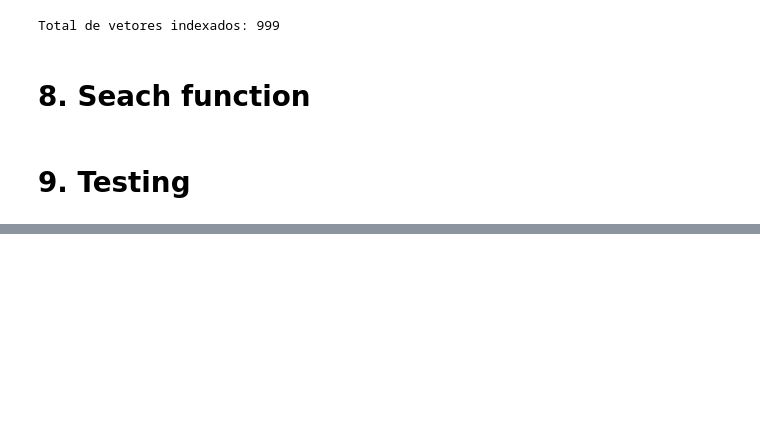
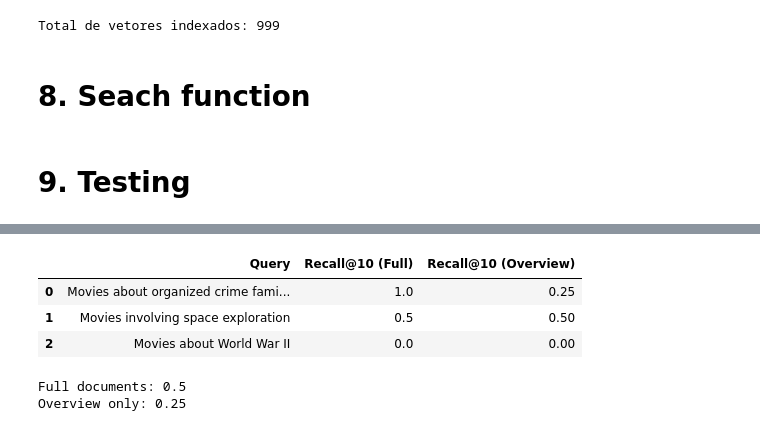
Before and after one commit to rafaelpd887/Movies-RAG, a Jupyter notebook: 01_data_preparation.ipynb, the cells around one changed output, grey strips where cells are left out. Saved outputs shown, nothing was run; the diff lists cells and outputs as text; code cells hidden in the pictures; blank space fills up the shorter version.

```diff
--- a/01_data_preparation.ipynb
+++ b/01_data_preparation.ipynb
@@ -157,0 +336,38 @@ display(results)
+# %%
+results_full = evaluate_retrieval(
+    index,
+    evaluation_queries,
+    k=10
+)
+
+results_overview = evaluate_retrieval(
+    overview_index,
+    evaluation_queries,
+    k=10
+)
+
+comparison = pd.DataFrame({
+    "Query": results_full["query"],
+    "Recall@10 (Full)": results_full["recall"],
+    "Recall@10 (Overview)": results_overview["recall"]
+})
+
+display(comparison)
+# %% [output]
+|  | Query | Recall@10 (Full) | Recall@10 (Overview) |
+| 0 | Movies about organized crime fami... | 1.0 | 0.25 |
+| 1 | Movies involving space exploration | 0.5 | 0.50 |
+| 2 | Movies about World War II | 0.0 | 0.00 |
+# %%
+print(
+    "Full documents:",
+    comparison["Recall@10 (Full)"].mean()
+)
+
+print(
+    "Overview only:",
+    comparison["Recall@10 (Overview)"].mean()
+)
+# %% [output]
+Full documents: 0.5
+Overview only: 0.25
```
Also changed, not shown: parts of 20 cells of this notebook, 3 other files.
